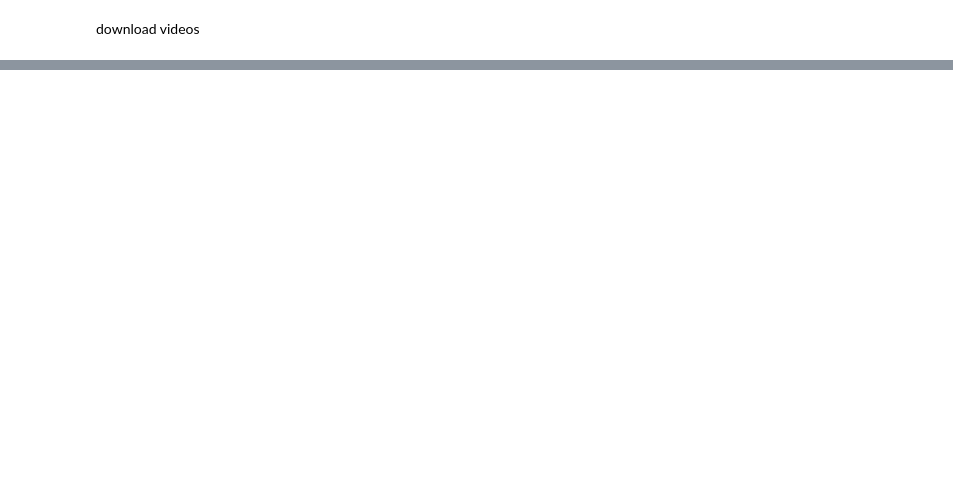
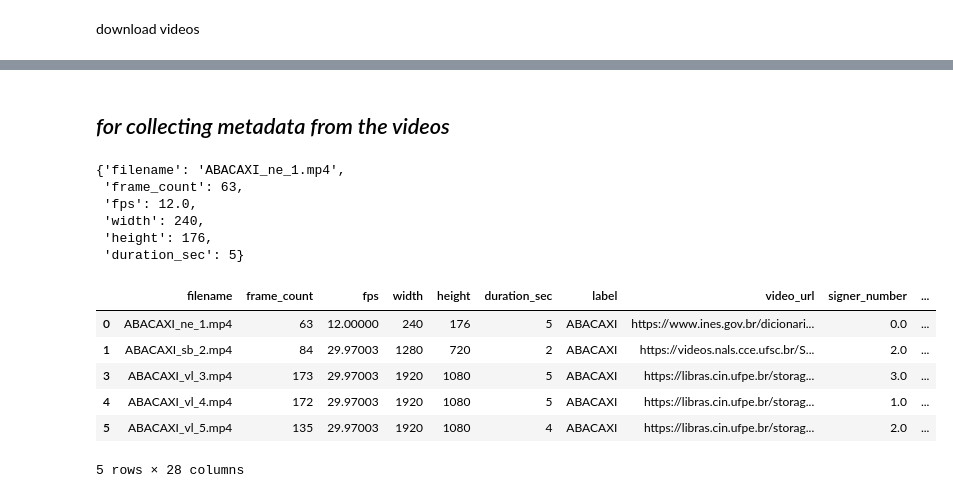
Before and after one commit to patrickf949/SaoPauloBrazilChapter_BrazilianSignLanguage, a Jupyter notebook: code/data/video_scraping.ipynb, the cells around one changed output, grey strips where cells are left out. Saved outputs shown, nothing was run; the diff lists cells and outputs as text; code cells hidden in the pictures; blank space fills up the shorter version.

Commit message:
Downloaded some videos using the download_videos code, collected video metadata, and did some initial video EDA

```diff
--- a/code/data/video_scraping.ipynb
+++ b/code/data/video_scraping.ipynb
@@ -115,0 +192,15 @@ Video successfully downloaded to data/raw/combined/videos/ABSOLVER_ne_1.mp4
+# %% [markdown]
+## *for collecting metadata from the videos*
+# %%
+metadata_df = pd.read_csv('data/raw/combined/target_dataset_metadata(sample).csv')
+# %%
+video_metadata = dv.collect_metadata_from_directory('data/raw/combined/videos')
+# %%
+video_metadata[0]
+# %% [output]
+{'filename': 'ABACAXI_ne_1.mp4',
+ 'frame_count': 63,
+ 'fps': 12.0,
+ 'width': 240,
+ 'height': 176,
+ 'duration_sec': 5}
@@ -115,0 +212,12 @@ Video successfully downloaded to data/raw/combined/videos/ABSOLVER_ne_1.mp4
+# %%
+video_metadata_df = pd.DataFrame(video_metadata)
+video_metadata_df = video_metadata_df.merge(metadata_df, left_on='filename', right_on='filename', how='left').sort_values(['label', 'filename_index'])
+video_metadata_df.head()
+# %% [output]
+|  | filename | frame_count | fps | width | height | duration_sec | label | video_url | signer_number | ... |
+| 0 | ABACAXI_ne_1.mp4 | 63 | 12.00000 | 240 | 176 | 5 | ABACAXI | https://www.ines.gov.br/dicionari... | 0.0 | ... |
+| 1 | ABACAXI_sb_2.mp4 | 84 | 29.97003 | 1280 | 720 | 2 | ABACAXI | https://videos.nals.cce.ufsc.br/S... | 2.0 | ... |
+| 3 | ABACAXI_vl_3.mp4 | 173 | 29.97003 | 1920 | 1080 | 5 | ABACAXI | https://libras.cin.ufpe.br/storag... | 3.0 | ... |
+| 4 | ABACAXI_vl_4.mp4 | 172 | 29.97003 | 1920 | 1080 | 5 | ABACAXI | https://libras.cin.ufpe.br/storag... | 1.0 | ... |
+| 5 | ABACAXI_vl_5.mp4 | 135 | 29.97003 | 1920 | 1080 | 4 | ABACAXI | https://libras.cin.ufpe.br/storag... | 2.0 | ... |
+5 rows × 28 columns
```
Also changed, not shown: parts of 13 cells of this notebook, 6 other files.
